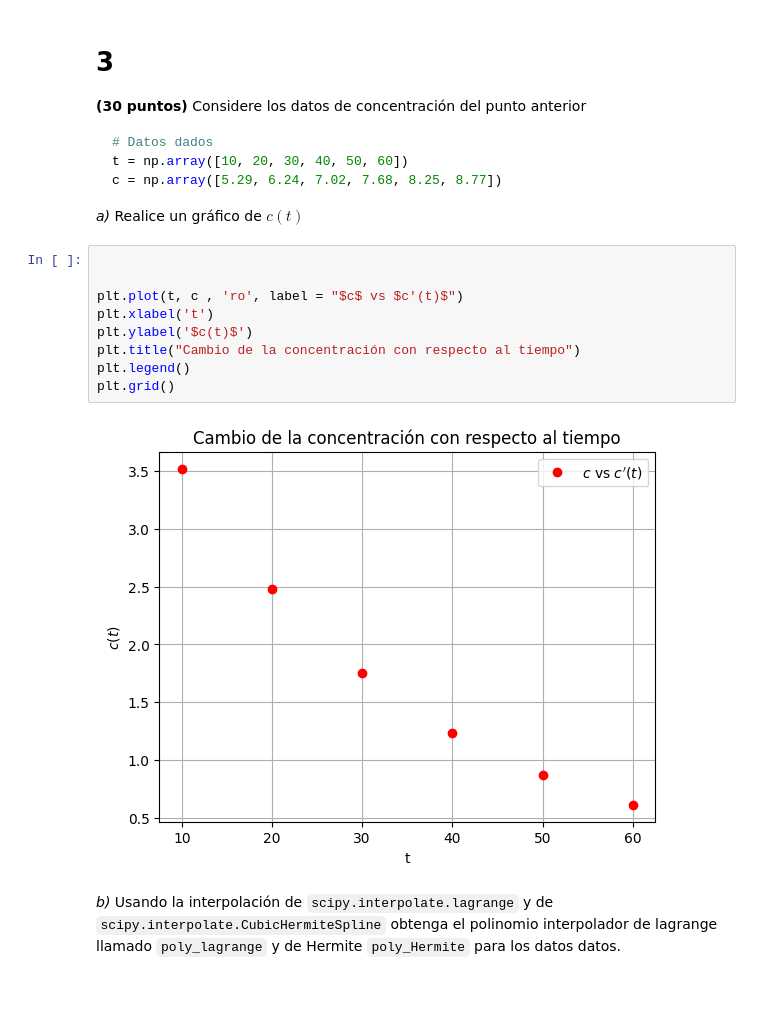
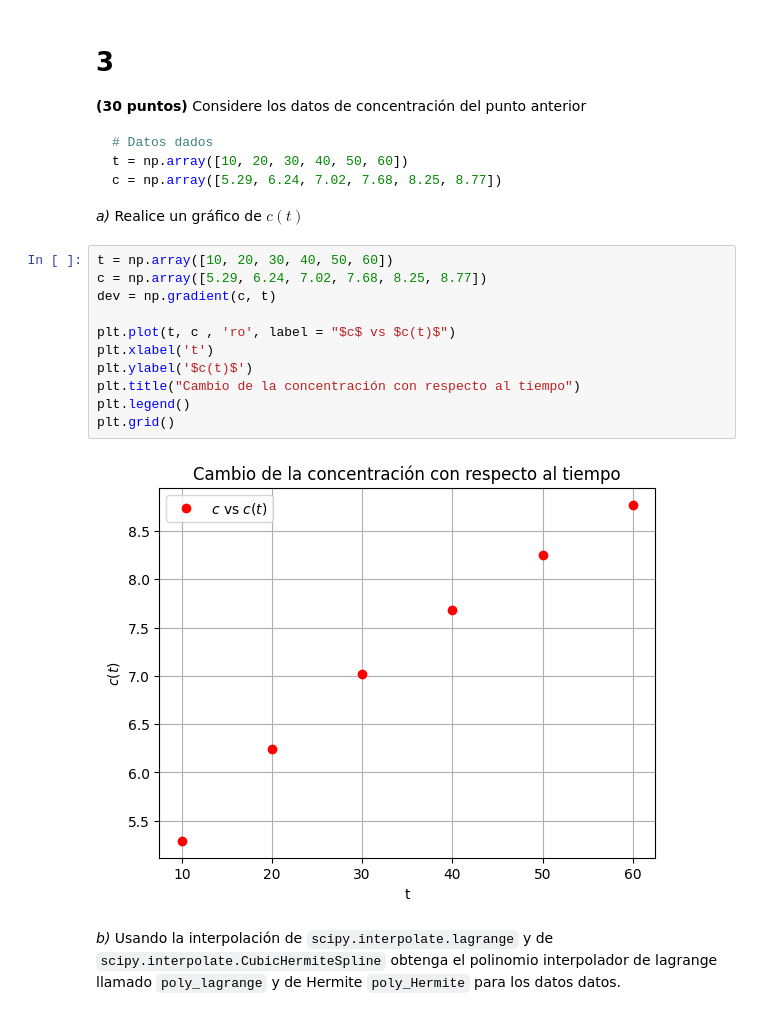
Before and after one commit to hernansalinas/CursoMetodosComputacionales, a Jupyter notebook: Students/Perez_011/Parcial_I.ipynb, the cells around one changed output. Drawn from its saved outputs; the diff is of its cells as text.

```diff
--- a/Students/Perez_011/Parcial_I.ipynb
+++ b/Students/Perez_011/Parcial_I.ipynb
@@ -270,16 +334,18 @@ c = np.array([5.29, 6.24, 7.02, 7.68, 8.25, 8.77])
 
 *a)* Realice un gráfico de $c(t)$
 # %%
+t = np.array([10, 20, 30, 40, 50, 60])
+c = np.array([5.29, 6.24, 7.02, 7.68, 8.25, 8.77])
+dev = np.gradient(c, t)
 
-
-plt.plot(t, c , 'ro', label = "$c$ vs $c'(t)$")
+plt.plot(t, c , 'ro', label = "$c$ vs $c(t)$")
 plt.xlabel('t')
 plt.ylabel('$c(t)$')
 plt.title("Cambio de la concentración con respecto al tiempo")
 plt.legend()
 plt.grid()
 # %% [output]
-[figure, old version]
+[figure, new version]
 # %% [markdown]
 *b)* Usando la interpolación de `scipy.interpolate.lagrange` y de `scipy.interpolate.CubicHermiteSpline` obtenga el polinomio interpolador de lagrange llamado `poly_lagrange` y de Hermite `poly_Hermite` para los datos datos.
 # %%
```
Also changed, not shown: parts of 9 cells of this notebook.
